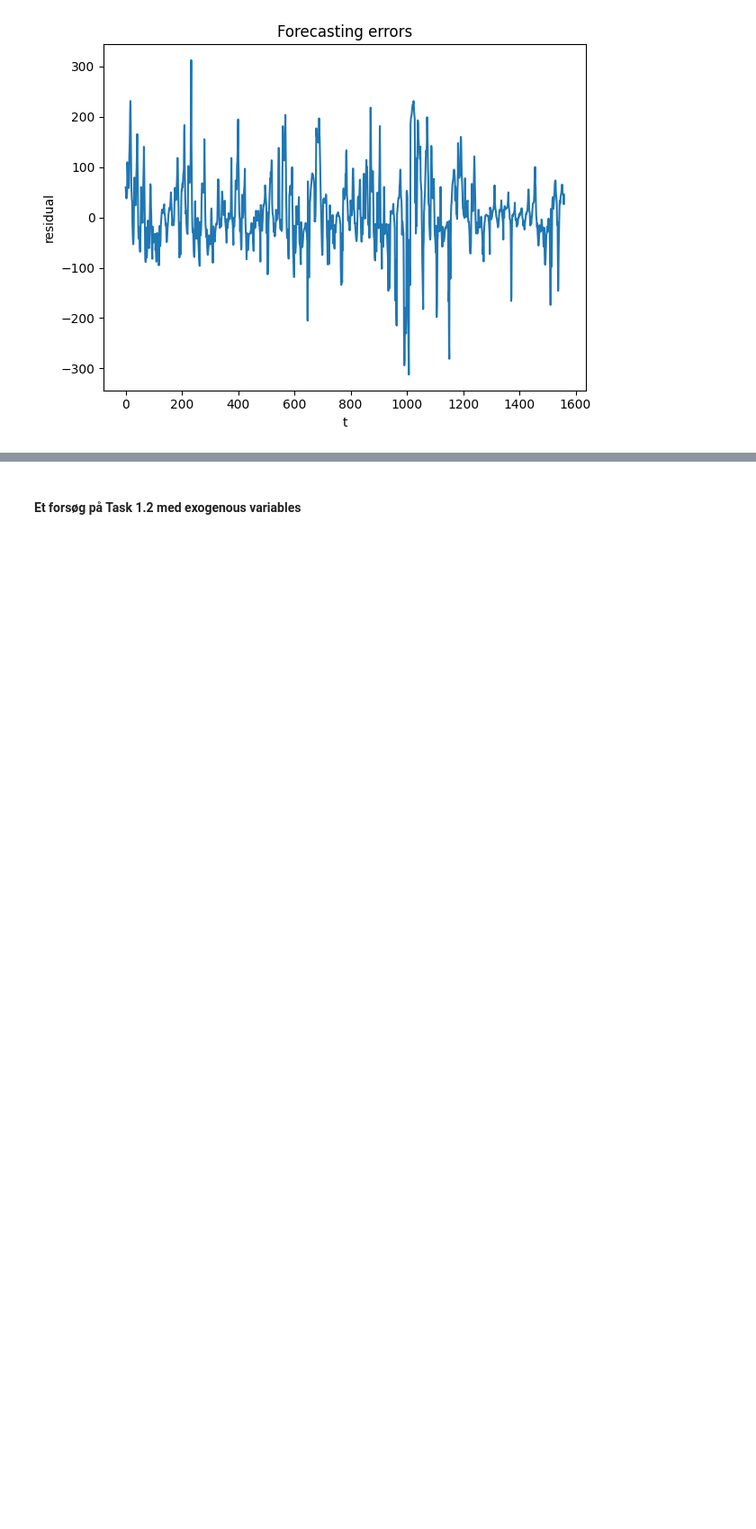
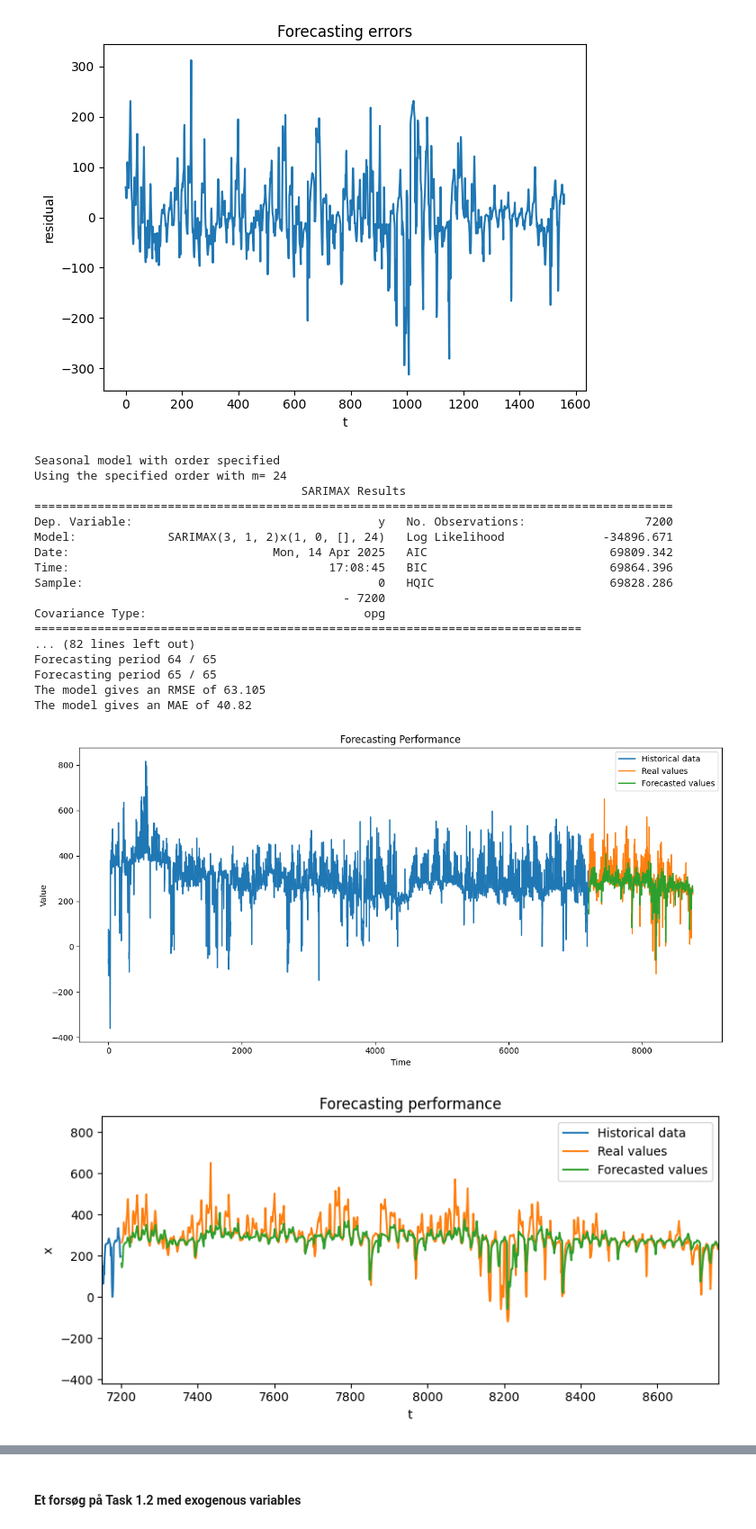
Before and after one commit to MortenHay/EnergyAnalytics, a Jupyter notebook: Assignment2/Aflevering-2.ipynb, the cells around one changed output, grey strips where cells are left out. Shown at 90% size. Drawn from its saved outputs; the diff is of its cells as text; code cells hidden in the pictures; blank space fills up the shorter version.

```diff
--- a/Assignment2/Aflevering-2.ipynb
+++ b/Assignment2/Aflevering-2.ipynb
@@ -371,4 +397,7 @@ def Plotting(train, test, forecast):
     plt.ylabel("residual")
     plt.tight_layout()
     plt.show()
+# %%
+data = df_prices['SpotPriceDKK'].values[0:24*365]
+train,test = model_selection.train_test_split(data, train_size=24*300)
 # %%
@@ -385,3 +427,27 @@ Plotting(train, test, result)
 [figure]
 [figure]
 [figure]
+# %%
+model = Create_Sarima(train, order=(3, 1, 2), seasonal_order=(1, 0, 0, 24))
+result = Forecaster(test, model, 24)
+Plotting(train, test, result)
+# %% [output]
+Seasonal model with order specified
+Using the specified order with m= 24
+                                      SARIMAX Results
+===========================================================================================
+Dep. Variable:                                   y   No. Observations:                 7200
+Model:             SARIMAX(3, 1, 2)x(1, 0, [], 24)   Log Likelihood              -34896.671
+Date:                             Mon, 14 Apr 2025   AIC                          69809.342
+Time:                                     17:08:45   BIC                          69864.396
+Sample:                                          0   HQIC                         69828.286
+                                            - 7200
+Covariance Type:                               opg
+==============================================================================
+... (82 lines left out)
+Forecasting period 64 / 65
+Forecasting period 65 / 65
+The model gives an RMSE of 63.105
+The model gives an MAE of 40.82
+[figure, added]
+[figure, added]
```
Also changed, not shown: parts of 13 cells of this notebook.
